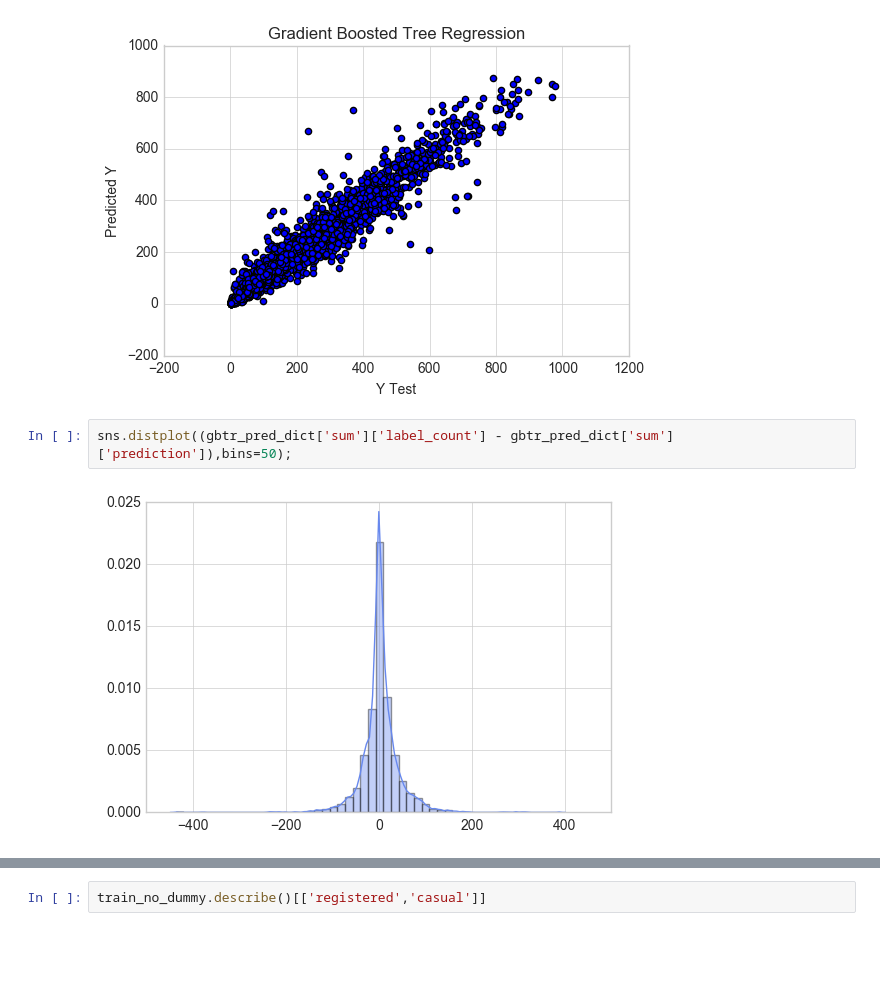
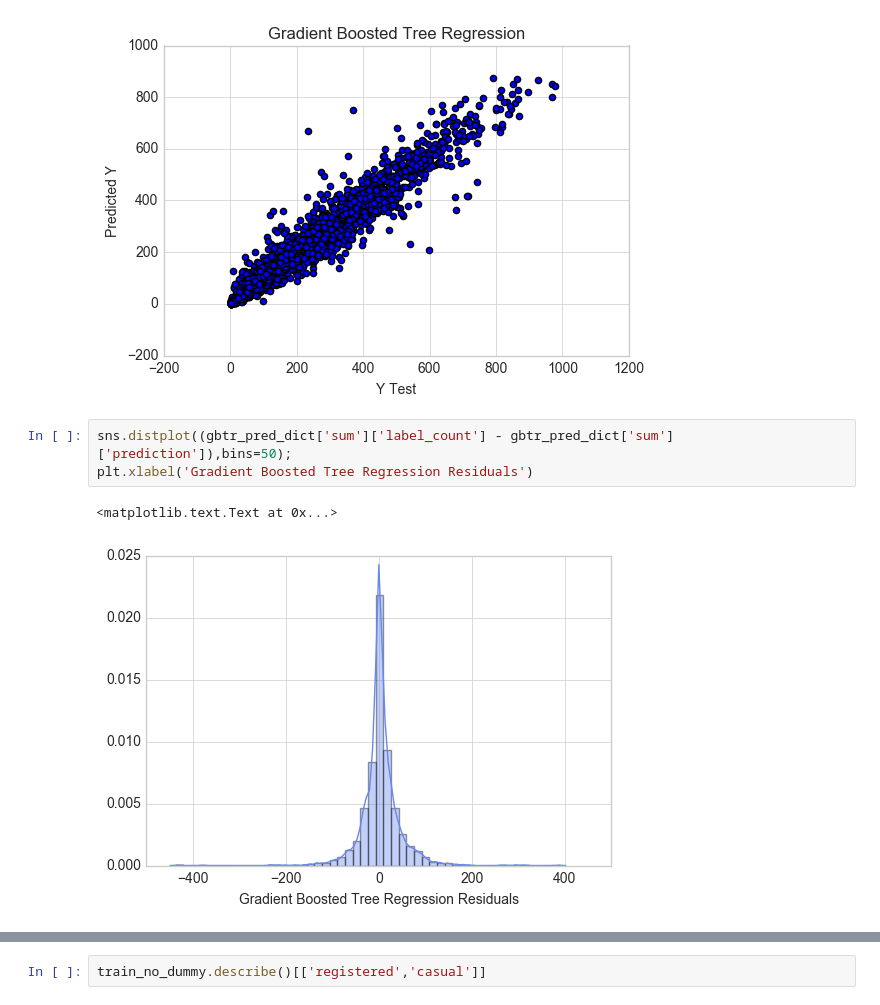
Before and after one commit to artursuchocki/kaggle_capital_bikesharing, a Jupyter notebook: Capital Bike - Project Exercise - Solutions.ipynb, the cells around one changed output, grey strips where cells are left out. Cells and saved outputs as stored; diff of their text form; blank space fills up the shorter version.

```diff
--- a/Capital Bike - Project Exercise - Solutions.ipynb
+++ b/Capital Bike - Project Exercise - Solutions.ipynb
@@ -1302,8 +1296,10 @@ plt.title('Gradient Boosted Tree Regression')
 [figure]
 # %%
 sns.distplot((gbtr_pred_dict['sum']['label_count'] - gbtr_pred_dict['sum']['prediction']),bins=50);
+plt.xlabel('Gradient Boosted Tree Regression Residuals')
 # %% [output]
+<matplotlib.text.Text at 0x...>
-[figure, old version]
+[figure, new version]
 # %% [markdown]
 ___
 # 5. Conclusion
```
Also changed, not shown: parts of 5 cells of this notebook, 1 other file.
